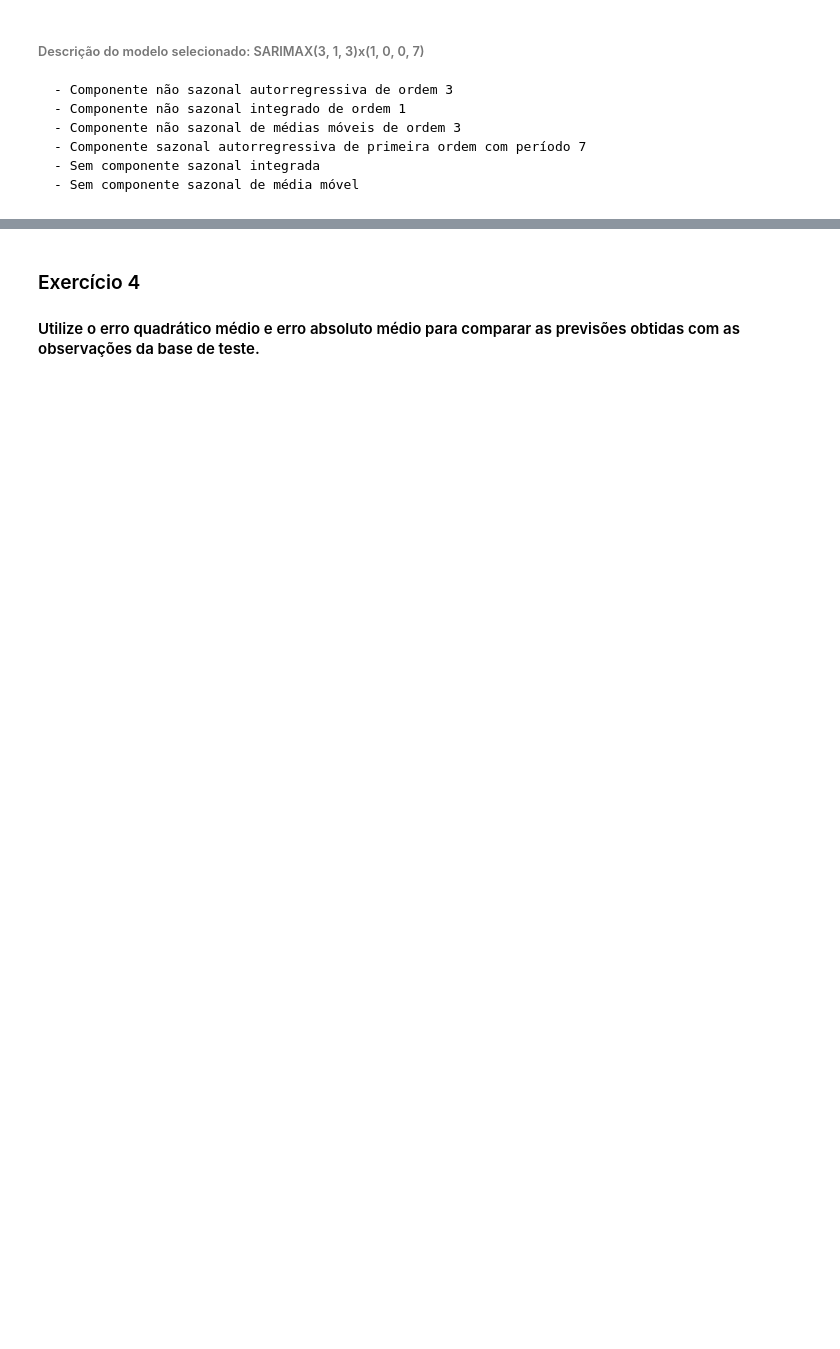
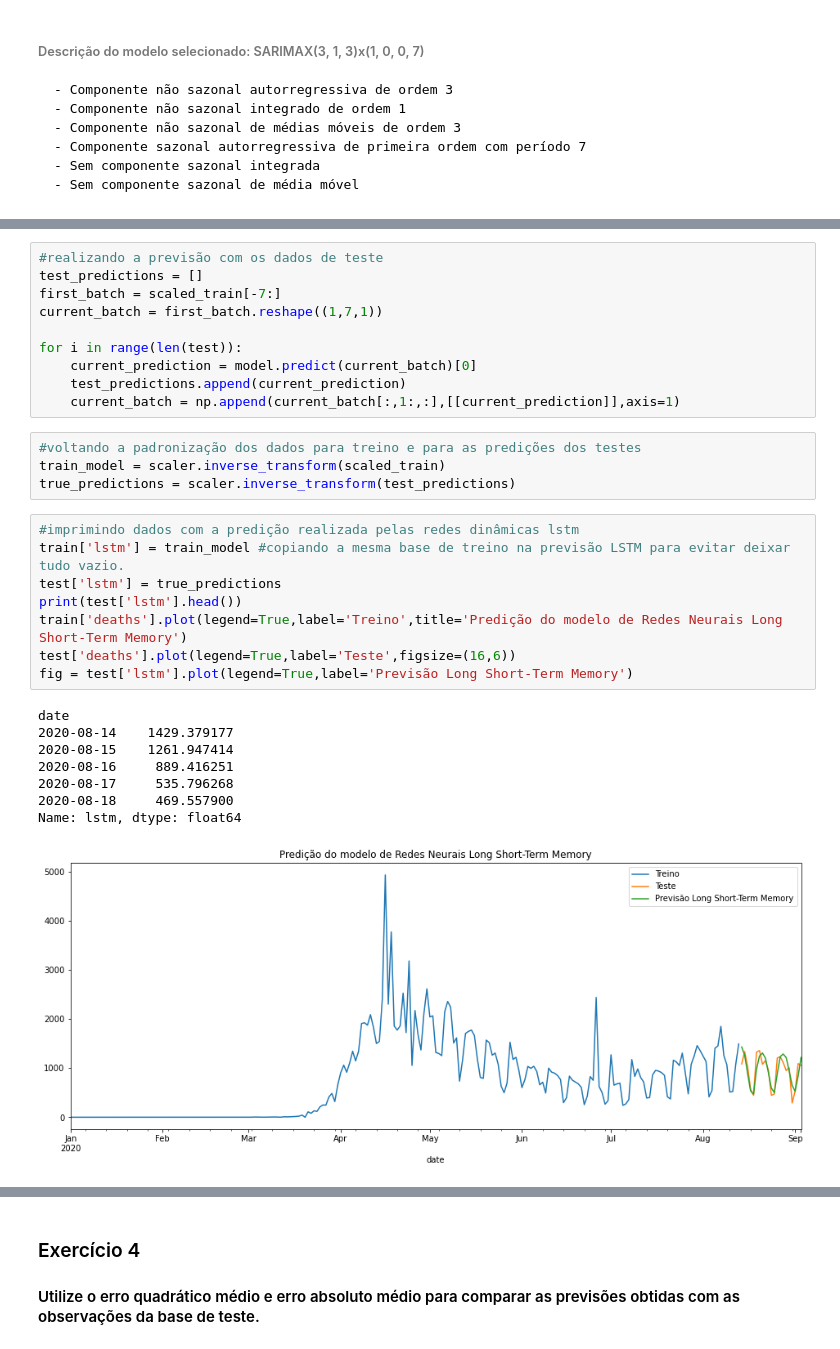
Before and after one commit to beniciosa68/MBA-USP-DS, a Jupyter notebook: 06.Dinamico-DS/AvaliacaoFinal/Avaliacao Aprendizado Dinamico - Final.ipynb, the cells around one changed output, grey strips where cells are left out. Cells and saved outputs as stored; diff of their text form; blank space fills up the shorter version.

```diff
--- a/06.Dinamico-DS/AvaliacaoFinal/Avaliacao Aprendizado Dinamico - Final.ipynb
+++ b/06.Dinamico-DS/AvaliacaoFinal/Avaliacao Aprendizado Dinamico - Final.ipynb
@@ -360,0 +414,31 @@ fig = plt.hist(scaled_train)
+# %%
+#realizando a previsão com os dados de teste
+test_predictions = []
+first_batch = scaled_train[-7:]
+current_batch = first_batch.reshape((1,7,1))
+
+for i in range(len(test)):
+    current_prediction = model.predict(current_batch)[0]
+    test_predictions.append(current_prediction)
+    current_batch = np.append(current_batch[:,1:,:],[[current_prediction]],axis=1)
+# %%
+#voltando a padronização dos dados para treino e para as predições dos testes
+train_model = scaler.inverse_transform(scaled_train)
+true_predictions = scaler.inverse_transform(test_predictions)
+# %%
+#imprimindo dados com a predição realizada pelas redes dinâmicas lstm
+train['lstm'] = train_model #copiando a mesma base de treino na previsão LSTM para evitar deixar tudo vazio.
+test['lstm'] = true_predictions
+print(test['lstm'].head())
+train['deaths'].plot(legend=True,label='Treino',title='Predição do modelo de Redes Neurais Long Short-Term Memory')
+test['deaths'].plot(legend=True,label='Teste',figsize=(16,6))
+fig = test['lstm'].plot(legend=True,label='Previsão Long Short-Term Memory')
+# %% [output]
+date
+2020-08-14    1429.379177
+2020-08-15    1261.947414
+2020-08-16     889.416251
+2020-08-17     535.796268
+2020-08-18     469.557900
+Name: lstm, dtype: float64
+[figure, added]
```
Also changed, not shown: parts of 24 cells of this notebook, 12 other files.
